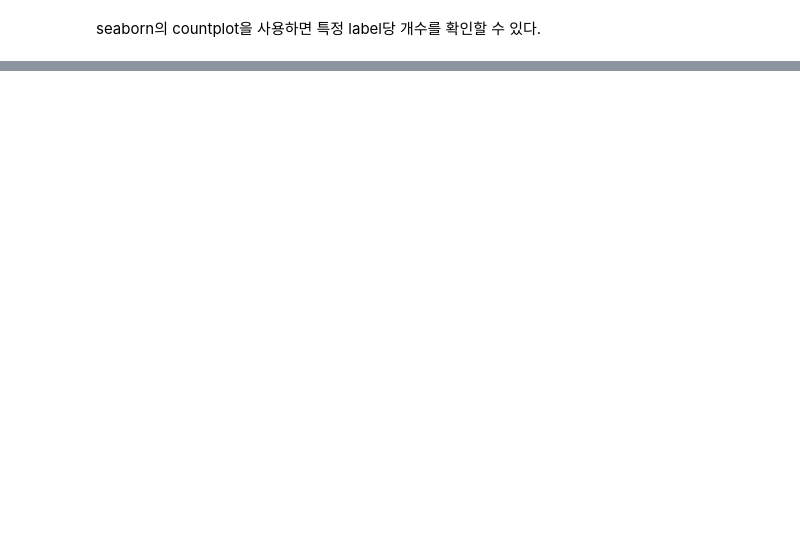
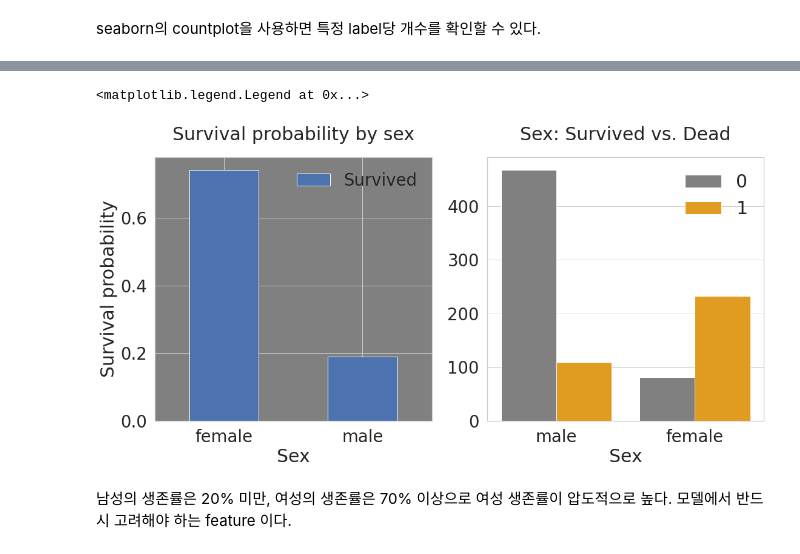
Before and after one commit to Soo-Im/Kaggle_Titanic, a Jupyter notebook: titanic-soo.ipynb, the cells around one changed output, grey strips where cells are left out. Saved outputs shown, nothing was run; the diff lists cells and outputs as text; code cells hidden in the pictures; blank space fills up the shorter version.

```diff
--- a/titanic-soo.ipynb
+++ b/titanic-soo.ipynb
@@ -218,0 +233,23 @@ ax[1].set_title('Pclass: Survived vs. Dead', y=title_position)
+# %%
+title_position = 1.05
+f, ax = plt.subplots(1,2,figsize=(18,8))
+
+# 기존 방식
+df_train[['Sex', 'Survived']].groupby(['Sex'], as_index=True).mean().sort_values(by='Survived', ascending=False).plot.bar(ax=ax[0])
+ax[0].set_title('Survival probability by sex',y=title_position)
+ax[0].set_ylabel('Survival probability')
+ax[0].set_facecolor("gray")
+ax[0].set_xticklabels(ax[0].get_xticklabels(), rotation=0) # rotation 제거
+# probability (mean)을 bar chart 위에 추가하고, male과 female의 위치를 바꾸고 싶다.
+
+# seaborn countplot
+sns.set_style("whitegrid") # seaborn plot 배경을 수정할 수 있다. 다만 한 번 바꾸면 모든 sns plot에 적용된다.
+sns.countplot('Sex',hue='Survived', data=df_train,ax=ax[1], palette=('gray','orange')) # color 혹은 palette로 bar 색을 바꿀 수 있다.
+ax[1].set_title('Sex: Survived vs. Dead', y=title_position)
+ax[1].set_ylabel(' ')
+ax[1].legend(loc='upper right', prop={'size': 30}) # legend 위치 및 사이즈 수정
+# %% [output]
+<matplotlib.legend.Legend at 0x...>
+[figure, added]
+# %% [markdown]
+남성의 생존률은 20% 미만, 여성의 생존률은 70% 이상으로 여성 생존률이 압도적으로 높다. 모델에서 반드시 고려해야 하는 feature 이다.
```
Also changed, not shown: parts of 6 cells of this notebook.
